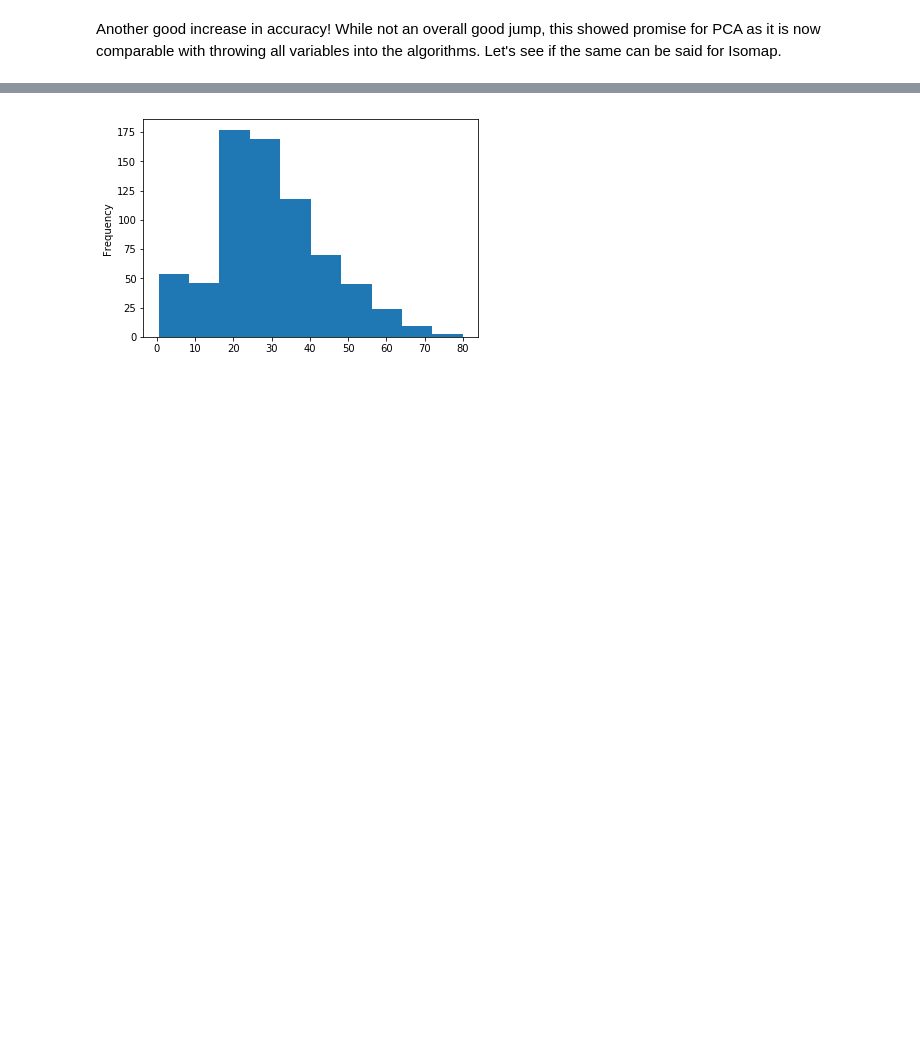
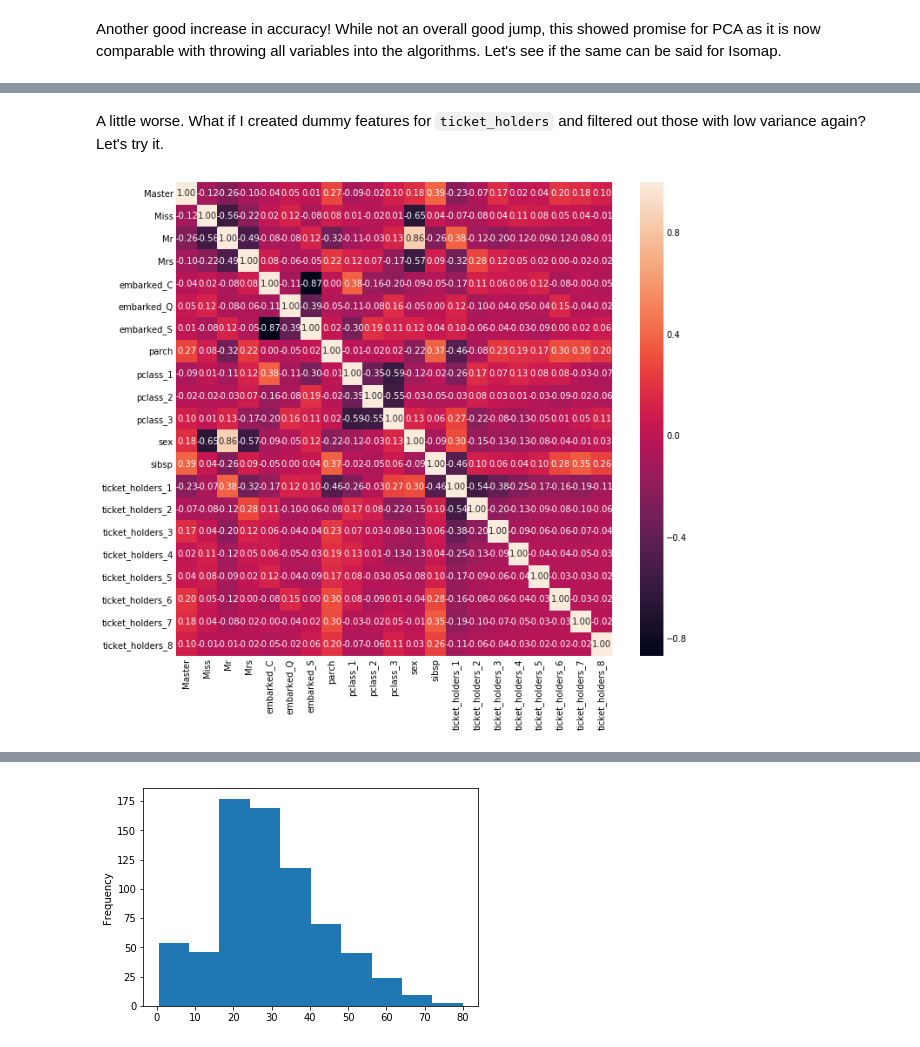
Before and after one commit to it176131/Titanic, a Jupyter notebook: Titanic.ipynb, the cells around one changed output, grey strips where cells are left out. Drawn from its saved outputs; the diff is of its cells as text; code cells hidden in the pictures; blank space fills up the shorter version.

```diff
--- a/Titanic.ipynb
+++ b/Titanic.ipynb
@@ -1655,0 +1786,2 @@ The Isomap can't compute due to division by zero in the algorithm. So it's out.
+# %% [markdown]
+A little worse. What if I created dummy features for `ticket_holders` and filtered out those with low variance again? Let's try it.
@@ -1655,0 +1790,26 @@ The Isomap can't compute due to division by zero in the algorithm. So it's out.
+# %%
+ticket_holders.columns = pd.MultiIndex.from_product([['categorical'], ticket_holders.columns])
+# %%
+df = df.join(ticket_holders.loc[:, ticket_holders.var() >= 0.01]).sort_index(axis=1)
+# %%
+df.drop(columns=('categorical', 'ticket_holders'), inplace=True)
+# %%
+age_df = df.drop(columns='other')
+
+age_df.columns = age_df.columns.droplevel()
+
+age_df = age_df.loc[age_df.age.isnull() == False].copy()
+
+age_df.drop(columns='survived', inplace=True)
+
+age_df.dropna(inplace=True)
+
+age_X = age_df.drop(columns='age')
+
+age_X = age_X.loc[:, age_X.var() >= 0.01].copy()
+
+age_y = age_df.age
+# %%
+associations(age_X.drop(columns='fare'), figsize = (10,10))
+# %% [output]
+[figure, added]
```
Also changed, not shown: parts of 62 cells of this notebook.
